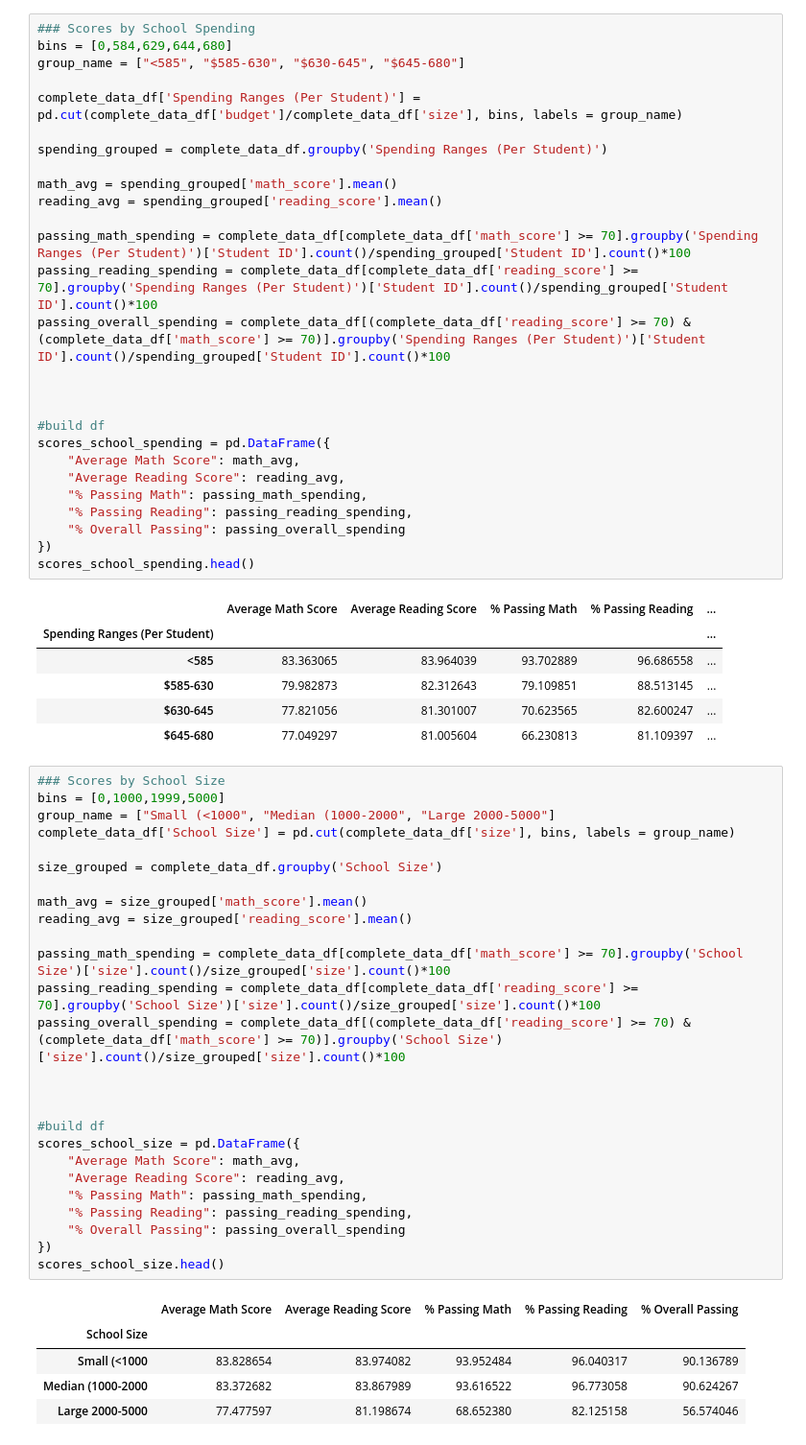
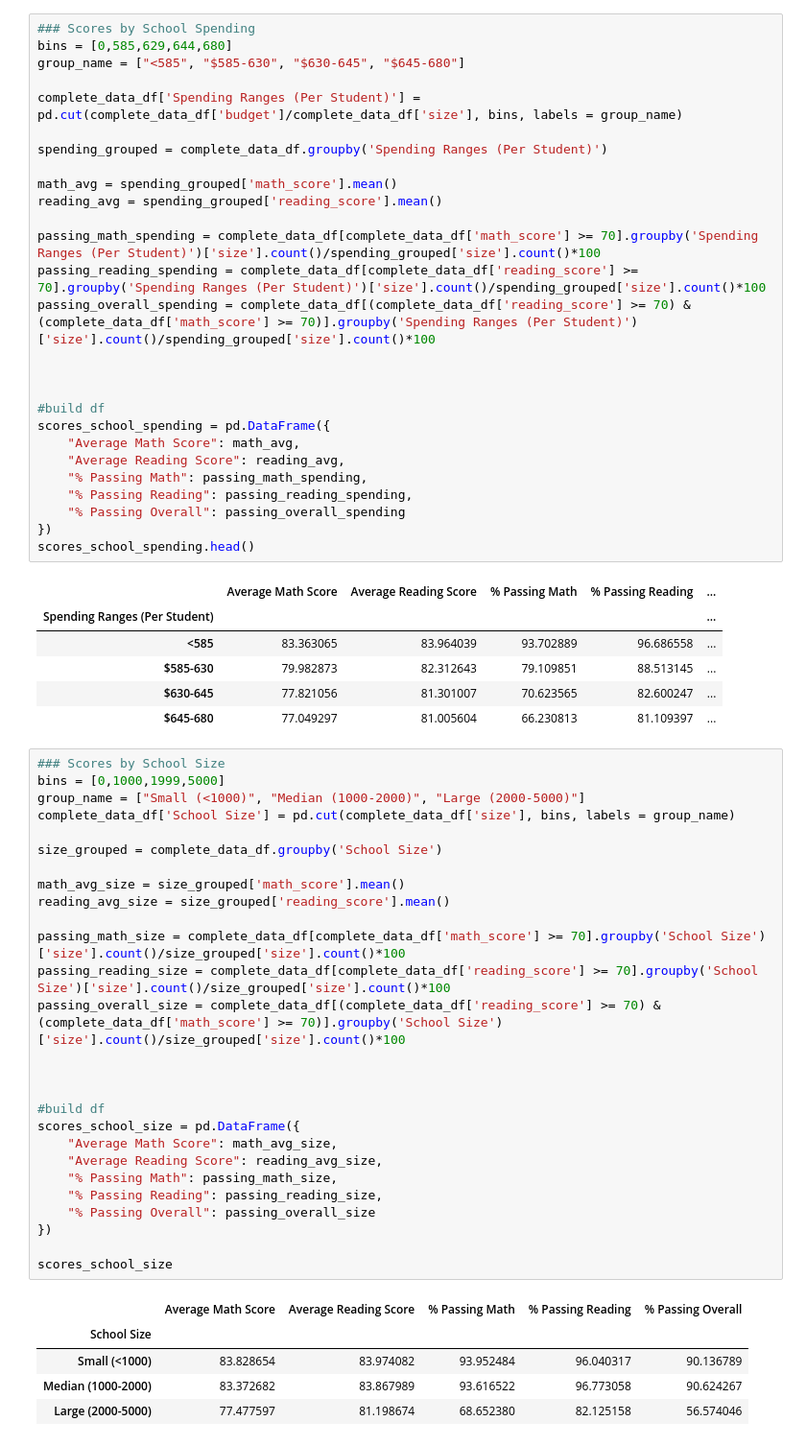
Before and after one commit to foleyg/pandas-challenge, a Jupyter notebook: PyCitySchools/HW4.ipynb, the cells around one changed output. Shown at 96% size. Drawn from its saved outputs; the diff is of its cells as text.

```diff
--- a/PyCitySchools/HW4.ipynb
+++ b/PyCitySchools/HW4.ipynb
@@ -199,7 +199,7 @@ reading_scores_df
 | Wright High School | 83.833333 | 83.812757 | 84.156322 | 84.073171 |
 # %%
 ### Scores by School Spending
-bins = [0,584,629,644,680]
+bins = [0,585,629,644,680]
 group_name = ["<585", "$585-630", "$630-645", "$645-680"]
 
 complete_data_df['Spending Ranges (Per Student)'] = pd.cut(complete_data_df['budget']/complete_data_df['size'], bins, labels = group_name)
@@ -209,9 +209,9 @@ spending_grouped = complete_data_df.groupby('Spending Ranges (Per Student)')
 math_avg = spending_grouped['math_score'].mean()
 reading_avg = spending_grouped['reading_score'].mean()
 
-passing_math_spending = complete_data_df[complete_data_df['math_score'] >= 70].groupby('Spending Ranges (Per Student)')['Student ID'].count()/spending_grouped['Student ID'].count()*100
-passing_reading_spending = complete_data_df[complete_data_df['reading_score'] >= 70].groupby('Spending Ranges (Per Student)')['Student ID'].count()/spending_grouped['Student ID'].count()*100
-passing_overall_spending = complete_data_df[(complete_data_df['reading_score'] >= 70) & (complete_data_df['math_score'] >= 70)].groupby('Spending Ranges (Per Student)')['Student ID'].count()/spending_grouped['Student ID'].count()*100
+passing_math_spending = complete_data_df[complete_data_df['math_score'] >= 70].groupby('Spending Ranges (Per Student)')['size'].count()/spending_grouped['size'].count()*100
+passing_reading_spending = complete_data_df[complete_data_df['reading_score'] >= 70].groupby('Spending Ranges (Per Student)')['size'].count()/spending_grouped['size'].count()*100
+passing_overall_spending = complete_data_df[(complete_data_df['reading_score'] >= 70) & (complete_data_df['math_score'] >= 70)].groupby('Spending Ranges (Per Student)')['size'].count()/spending_grouped['size'].count()*100
 
 
 
@@ -221,7 +221,7 @@ scores_school_spending = pd.DataFrame({
     "Average Reading Score": reading_avg,
     "% Passing Math": passing_math_spending,
     "% Passing Reading": passing_reading_spending,
-    "% Overall Passing": passing_overall_spending
+    "% Passing Overall": passing_overall_spending
 })
 scores_school_spending.head()
 # %% [output]
@@ -234,35 +234,36 @@ scores_school_spending.head()
 # %%
 ### Scores by School Size
 bins = [0,1000,1999,5000]
-group_name = ["Small (<1000", "Median (1000-2000", "Large 2000-5000"]
+group_name = ["Small (<1000)", "Median (1000-2000)", "Large (2000-5000)"]
 complete_data_df['School Size'] = pd.cut(complete_data_df['size'], bins, labels = group_name)
 
 size_grouped = complete_data_df.groupby('School Size')
 
-math_avg = size_grouped['math_score'].mean()
-reading_avg = size_grouped['reading_score'].mean()
+math_avg_size = size_grouped['math_score'].mean()
+reading_avg_size = size_grouped['reading_score'].mean()
 
-passing_math_spending = complete_data_df[complete_data_df['math_score'] >= 70].groupby('School Size')['size'].count()/size_grouped['size'].count()*100
-passing_reading_spending = complete_data_df[complete_data_df['reading_score'] >= 70].groupby('School Size')['size'].count()/size_grouped['size'].count()*100
-passing_overall_spending = complete_data_df[(complete_data_df['reading_score'] >= 70) & (complete_data_df['math_score'] >= 70)].groupby('School Size')['size'].count()/size_grouped['size'].count()*100
+passing_math_size = complete_data_df[complete_data_df['math_score'] >= 70].groupby('School Size')['size'].count()/size_grouped['size'].count()*100
+passing_reading_size = complete_data_df[complete_data_df['reading_score'] >= 70].groupby('School Size')['size'].count()/size_grouped['size'].count()*100
+passing_overall_size = complete_data_df[(complete_data_df['reading_score'] >= 70) & (complete_data_df['math_score'] >= 70)].groupby('School Size')['size'].count()/size_grouped['size'].count()*100
 
 
 
 #build df
 scores_school_size = pd.DataFrame({
-    "Average Math Score": math_avg,
-    "Average Reading Score": reading_avg,
-    "% Passing Math": passing_math_spending,
-    "% Passing Reading": passing_reading_spending,
-    "% Overall Passing": passing_overall_spending
+    "Average Math Score": math_avg_size,
+    "Average Reading Score": reading_avg_size,
+    "% Passing Math": passing_math_size,
+    "% Passing Reading": passing_reading_size,
+    "% Passing Overall": passing_overall_size
 })
-scores_school_size.head()
+
+scores_school_size
 # %% [output]
-|  | Average Math Score | Average Reading Score | % Passing Math | % Passing Reading | % Overall Passing |
+|  | Average Math Score | Average Reading Score | % Passing Math | % Passing Reading | % Passing Overall |
 | School Size |  |  |  |  |  |
-| Small (<1000 | 83.828654 | 83.974082 | 93.952484 | 96.040317 | 90.136789 |
-| Median (1000-2000 | 83.372682 | 83.867989 | 93.616522 | 96.773058 | 90.624267 |
-| Large 2000-5000 | 77.477597 | 81.198674 | 68.652380 | 82.125158 | 56.574046 |
+| Small (<1000) | 83.828654 | 83.974082 | 93.952484 | 96.040317 | 90.136789 |
+| Median (1000-2000) | 83.372682 | 83.867989 | 93.616522 | 96.773058 | 90.624267 |
+| Large (2000-5000) | 77.477597 | 81.198674 | 68.652380 | 82.125158 | 56.574046 |
 # %%
 ### Scores by School Type
 school_type = complete_data_df.groupby("type")
```
Also changed, not shown: parts of 2 cells of this notebook.
